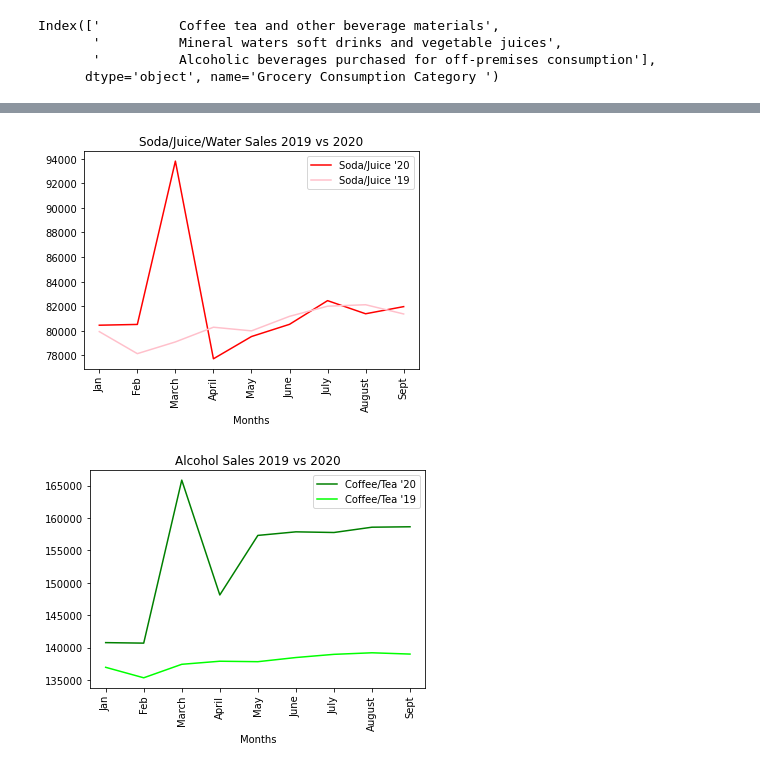
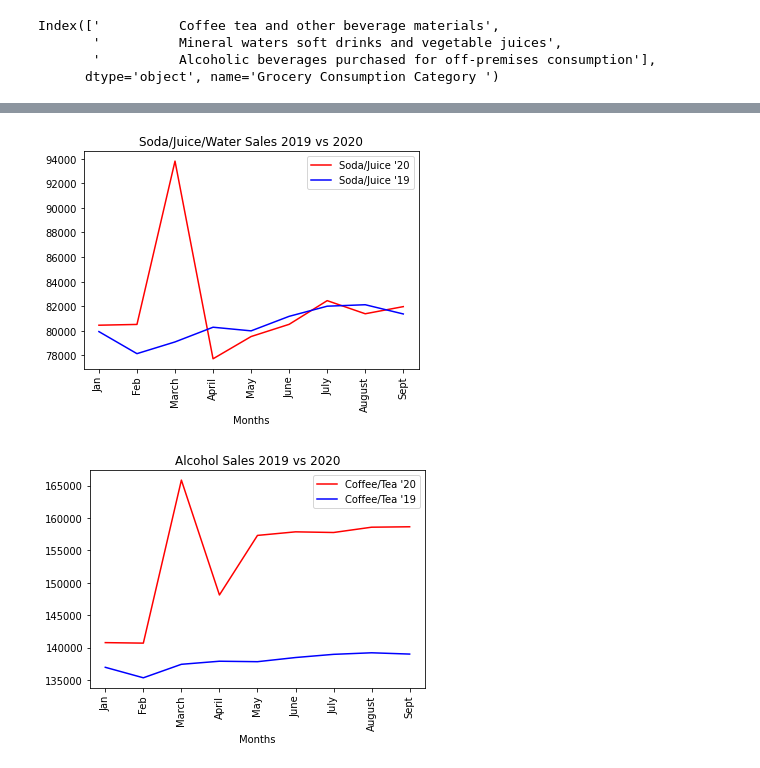
Before and after one commit to staceywai/bootcamp-project, a Jupyter notebook: ExploringBeverageSales.ipynb, the cells around one changed output, grey strips where cells are left out. Drawn from its saved outputs; the diff is of its cells as text; code cells hidden in the pictures.

```diff
--- a/ExploringBeverageSales.ipynb
+++ b/ExploringBeverageSales.ipynb
@@ -96,31 +98,33 @@ soda20, = plt.plot(months, bev_df.loc['          Mineral waters soft drinks and
                         color="red", label="Soda/Juice '20")
 
 soda19, = plt.plot(months, bev_df.loc['          Mineral waters soft drinks and vegetable juices',["2019M01","2019M02","2019M03","2019M04","2019M05","2019M06","2019M07","2019M08","2019M09"]],
-                        color="pink", label="Soda/Juice '19")
+                        color="blue", label="Soda/Juice '19")
 # Create a legend for our chart
 plt.legend(handles=[soda20,soda19], loc="best")
 plt.title("Soda/Juice/Water Sales 2019 vs 2020")
 plt.xlabel("Months")
 plt.xticks(rotation="vertical")
+plt.savefig('Images/SodaJuiceMineralWater20vs19.png')
 plt.show()
 # %% [output]
-[figure, old version]
+[figure, new version]
 # %%
 #In contrast to coffee, after the initial spike, these sales are almost identical to the previous years. I honestly would have
 #expeced differently due to kids being home more.
 # %%
 #comparing alcohol 2020 to 2019 (Siara is working more in depth with this data so I wont do much else other than graph atm)
 
 alcohol20, = plt.plot(months, bev_df.loc['          Alcoholic beverages purchased for off-premises consumption',["2020M01","2020M02","2020M03","2020M04","2020M05","2020M06","2020M07","2020M08","2020M09"]],
-                        color="green", label="Coffee/Tea '20")
+                        color="red", label="Coffee/Tea '20")
 
 alcohol19, = plt.plot(months, bev_df.loc['          Alcoholic beverages purchased for off-premises consumption',["2019M01","2019M02","2019M03","2019M04","2019M05","2019M06","2019M07","2019M08","2019M09"]],
-                        color="lime", label="Coffee/Tea '19")
+                        color="blue", label="Coffee/Tea '19")
 # Create a legend for our chart
 plt.legend(handles=[alcohol20,alcohol19], loc="best")
 plt.title("Alcohol Sales 2019 vs 2020")
 plt.xlabel("Months")
 plt.xticks(rotation="vertical")
+plt.savefig('Images/Alcohol20vs19.png')
 plt.show()
 # %% [output]
-[figure, old version]
+[figure, new version]
```
Also changed, not shown: parts of 2 cells of this notebook, 12 other files.
